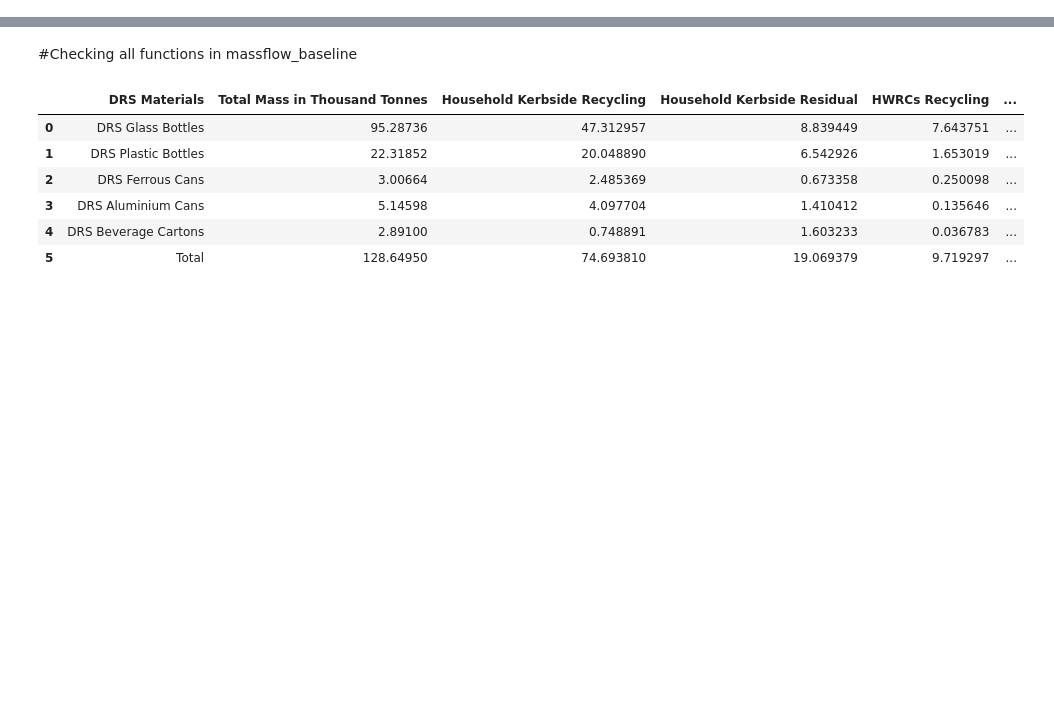
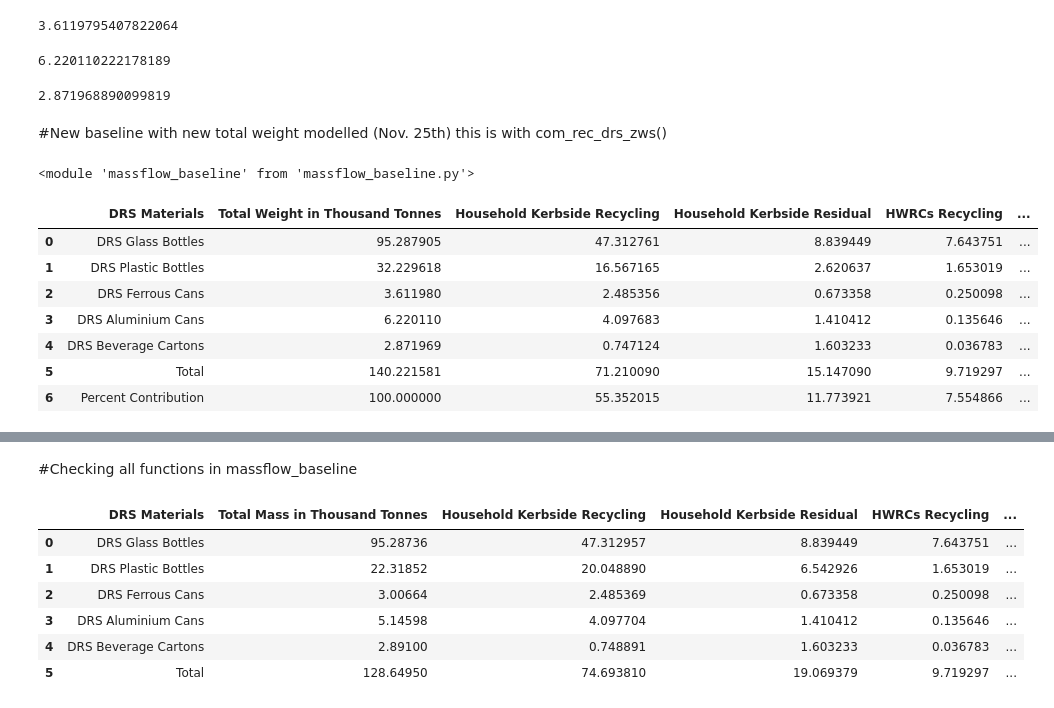
Before and after one commit to joanw0226/foe, a Jupyter notebook: check_1911.ipynb, the cells around one changed output, grey strips where cells are left out. Drawn from its saved outputs; the diff is of its cells as text; code cells hidden in the pictures; blank space fills up the shorter version.

Commit message:
wrote function for new total modelled

```diff
--- a/check_1911.ipynb
+++ b/check_1911.ipynb
@@ -11,0 +69,30 @@ import massflow_baseline
+# %%
+wales_fer_wgt
+# %% [output]
+3.6119795407822064
+# %%
+wales_alum_wgt
+# %% [output]
+6.220110222178189
+# %%
+wales_car_wgt
+# %% [output]
+2.871968890099819
+# %% [markdown]
+#New baseline with new total weight modelled (Nov. 25th)
+this is with com_rec_drs_zws()
+# %%
+reload(massflow_baseline)
+# %% [output]
+<module 'massflow_baseline' from 'massflow_baseline.py'>
+# %%
+massflow_baseline.get_massflow_baseline()
+# %% [output]
+|  | DRS Materials | Total Weight in Thousand Tonnes | Household Kerbside Recycling | Household Kerbside Residual | HWRCs Recycling | ... |
+| 0 | DRS Glass Bottles | 95.287905 | 47.312761 | 8.839449 | 7.643751 | ... |
+| 1 | DRS Plastic Bottles | 32.229618 | 16.567165 | 2.620637 | 1.653019 | ... |
+| 2 | DRS Ferrous Cans | 3.611980 | 2.485356 | 0.673358 | 0.250098 | ... |
+| 3 | DRS Aluminium Cans | 6.220110 | 4.097683 | 1.410412 | 0.135646 | ... |
+| 4 | DRS Beverage Cartons | 2.871969 | 0.747124 | 1.603233 | 0.036783 | ... |
+| 5 | Total | 140.221581 | 71.210090 | 15.147090 | 9.719297 | ... |
+| 6 | Percent Contribution | 100.000000 | 55.352015 | 11.773921 | 7.554866 | ... |
```
Also changed, not shown: parts of 7 cells of this notebook, 8 other files.
